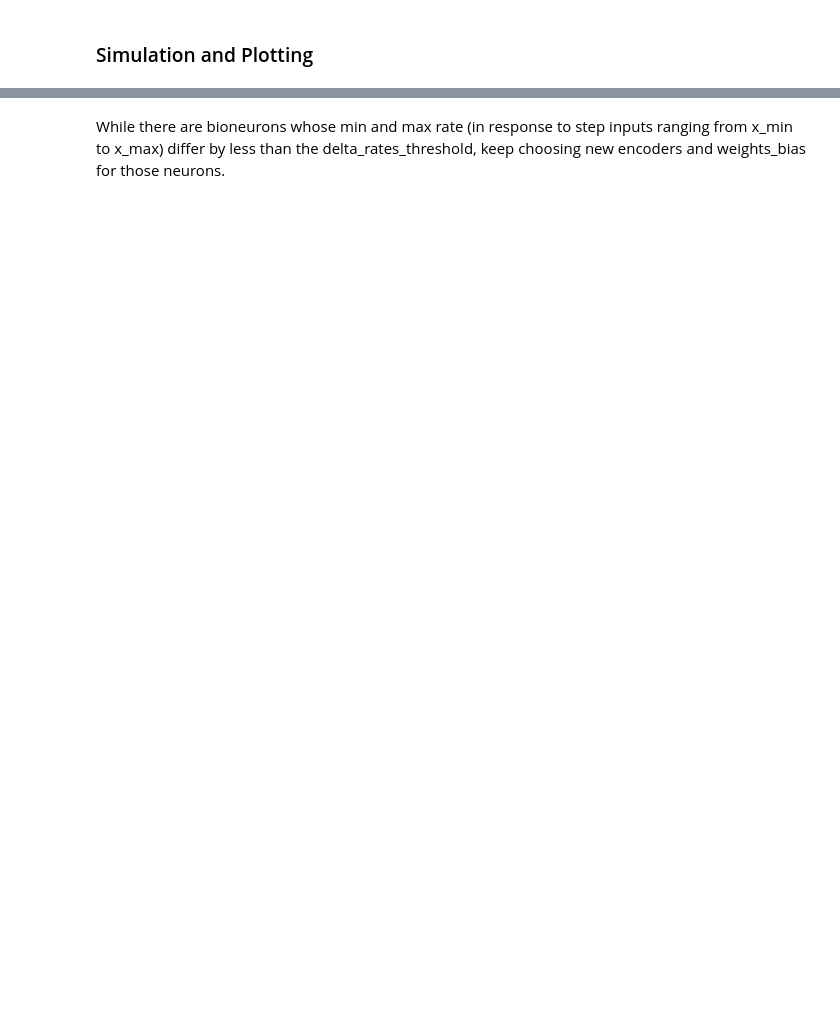
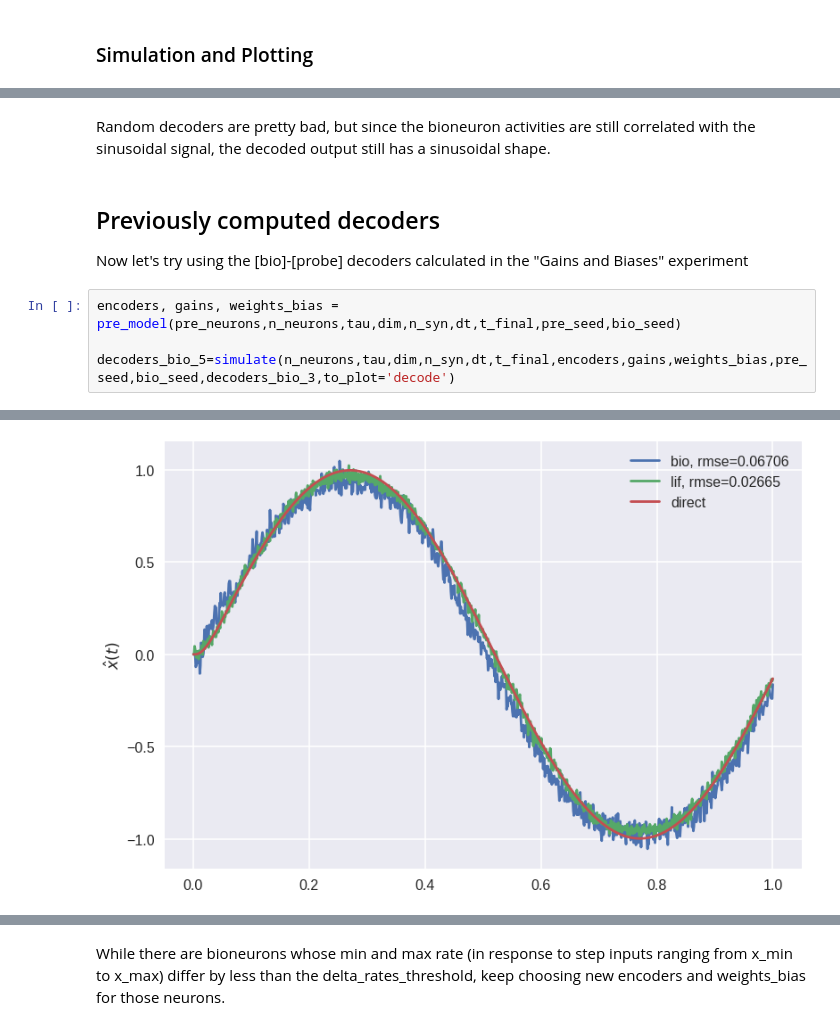
Before and after one commit to MrBananaHuman/bionengo, a Jupyter notebook: bioneuron_oracle.ipynb, the cells around one changed output, grey strips where cells are left out. Drawn from its saved outputs; the diff is of its cells as text; blank space fills up the shorter version.

```diff
--- a/bioneuron_oracle.ipynb
+++ b/bioneuron_oracle.ipynb
@@ -568,0 +493,10 @@ def response_curve_unit_test(x_vals,t_per_x,n_neurons,tau,dim,n_syn,dt,
+# %% [markdown]
+Random decoders are pretty bad, but since the bioneuron activities are still correlated with the sinusoidal signal, the decoded output still has a sinusoidal shape.
+# %% [markdown]
+## Previously computed decoders
+Now let's try using the [bio]-[probe] decoders calculated in the "Gains and Biases" experiment
+# %%
+encoders, gains, weights_bias = pre_model(pre_neurons,n_neurons,tau,dim,n_syn,dt,t_final,pre_seed,bio_seed)
+
+decoders_bio_5=simulate(n_neurons,tau,dim,n_syn,dt,t_final,encoders,gains,weights_bias,pre_seed,bio_seed,decoders_bio_3,to_plot='decode')
+# %% [output]
@@ -568,0 +506 @@ def response_curve_unit_test(x_vals,t_per_x,n_neurons,tau,dim,n_syn,dt,
+[figure, added]
```
Also changed, not shown: parts of 48 cells of this notebook.
